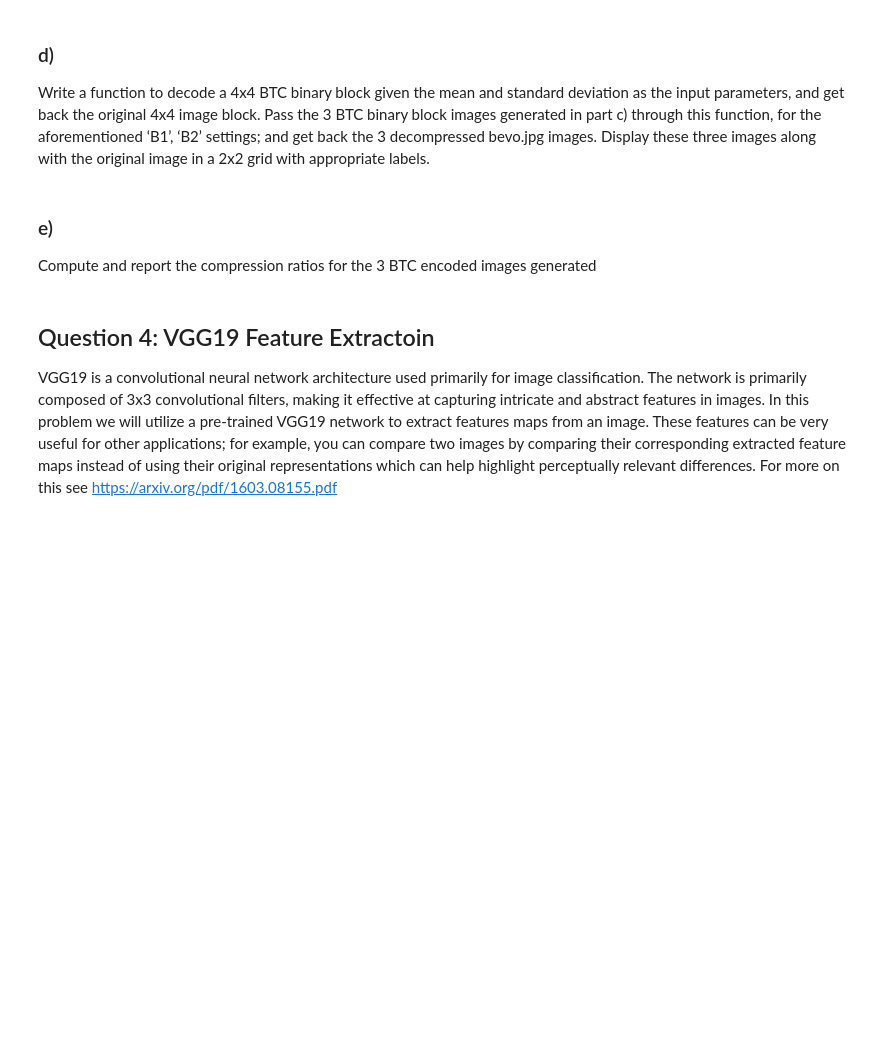
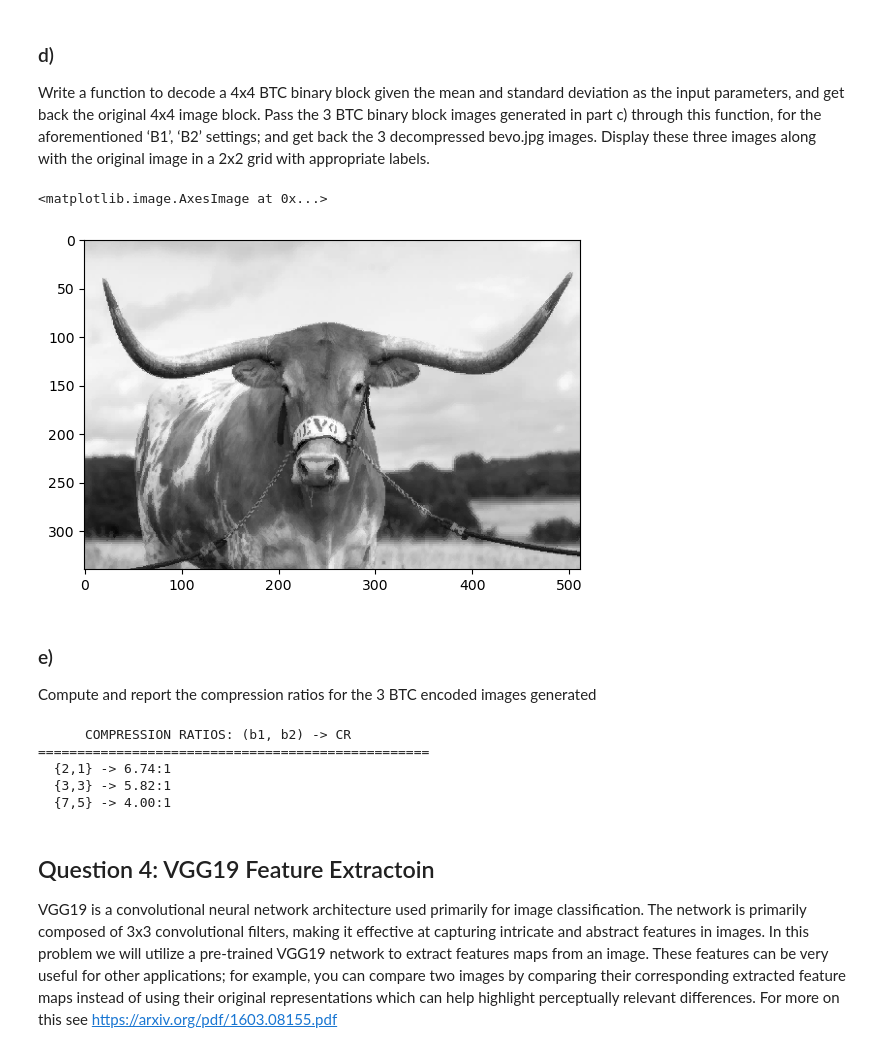
Before and after one commit to JacksonPaull/fa2023, a Jupyter notebook: Image Processing/Homework 3/hy3.ipynb, the cells around one changed output. Drawn from its saved outputs; the diff is of its cells as text; code cells hidden in the pictures; blank space fills up the shorter version.

```diff
--- a/Image Processing/Homework 3/hy3.ipynb
+++ b/Image Processing/Homework 3/hy3.ipynb
@@ -253,11 +353,49 @@ Pass the 3 BTC binary block images generated in part c) through this function, f
 aforementioned ‘B1’, ‘B2’ settings; and get back the 3 decompressed bevo.jpg images.
 Display these three images along with the original image in a 2x2 grid with appropriate
 labels.
+# %%
+def decode_BTC(img, mean, std, window_size=4):
+    windows = np.lib.stride_tricks.sliding_window_view(img, (window_size,window_size))[::window_size, ::window_size]
+
+    Q = np.sum(windows, axis=(-2, -1))
+    P = window_size ** 2 - Q
+    A = np.sqrt(Q/P)
+
+    pos = np.expand_dims(mean + std/A, (2,3))
+    neg = np.expand_dims(mean - std*A, (2,3))
+
+    return undo_window(np.where(windows ==1, pos, neg))
+# %%
+n, d = encoded[2]
+img, m, s = d
+# %%
+plt.imshow(decode_BTC(img, m, s), cmap='gray')
+# %% [output]
+<matplotlib.image.AxesImage at 0x...>
+[figure, added]
 # %% [markdown]
 ### e)
 
 Compute and report the compression ratios for the 3 BTC encoded images
 generated
+# %%
+
+binary_img_bits = bevo.shape[0] * bevo.shape[1]
+n_blocks = binary_img_bits // 16
+orig_bits = binary_img_bits * 8
+
+print(' ' * 5, 'COMPRESSION RATIOS: (b1, b2) -> CR')
+print('=' * 50)
+for name, b1, b2 in data:
+    encoded_bits = binary_img_bits + n_blocks * (b1 + b2)
+    compression_ratio = orig_bits / encoded_bits
+    print(f'  {name} -> {compression_ratio:.2f}:1')
+# %% [output]
+      COMPRESSION RATIOS: (b1, b2) -> CR
+==================================================
+  {2,1} -> 6.74:1
+  {3,3} -> 5.82:1
+  {7,5} -> 4.00:1
 # %% [markdown]
 ## Question 4: VGG19 Feature Extractoin
 
```
Also changed, not shown: parts of 24 cells of this notebook.
